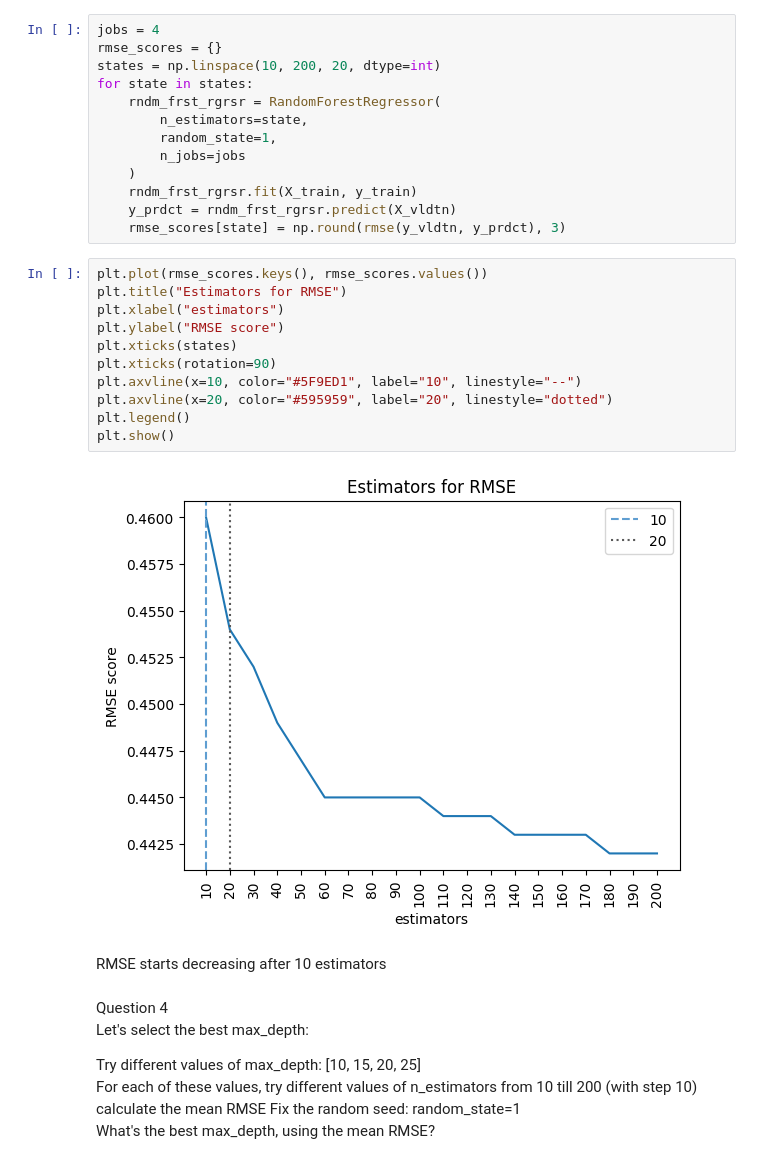
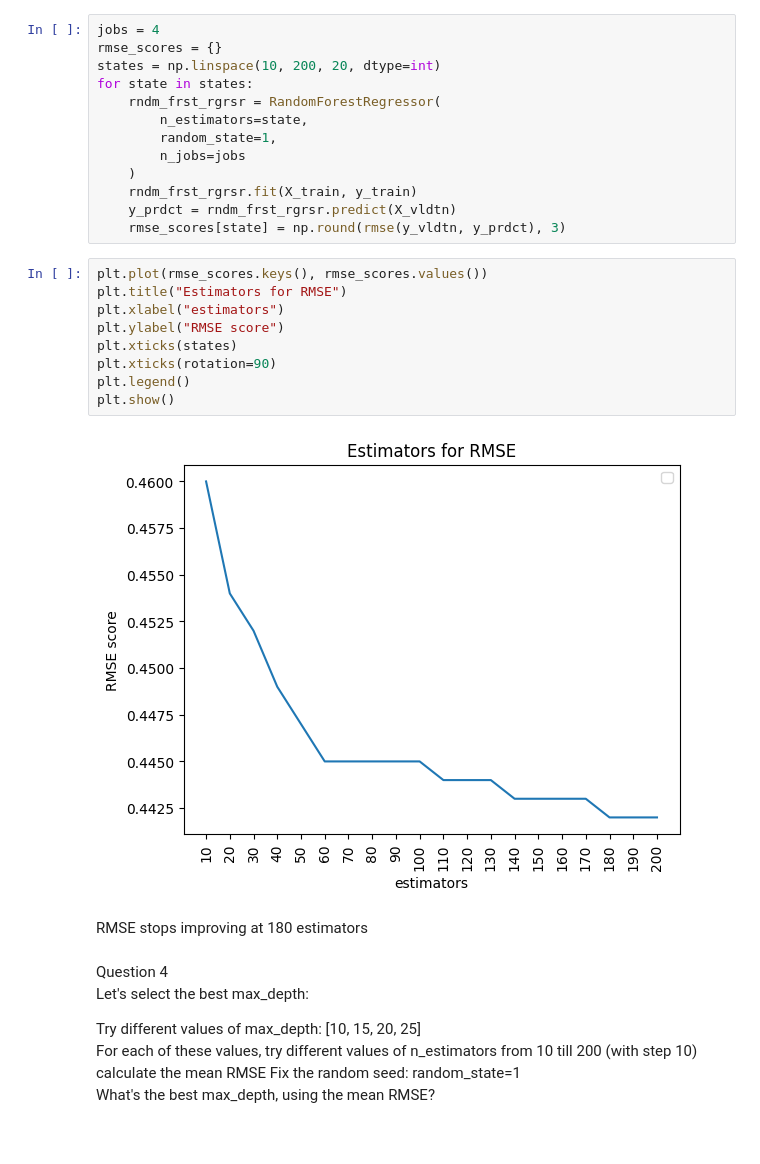
Before and after one commit to cleall/ml_zmcmp_hwwrk, a Jupyter notebook: hw_06/ntbk/hw_06.ipynb, the cells around one changed output. Cells and saved outputs as stored; diff of their text form.

```diff
--- a/hw_06/ntbk/hw_06.ipynb
+++ b/hw_06/ntbk/hw_06.ipynb
@@ -179,18 +179,16 @@ for state in states:
 # %%
 plt.plot(rmse_scores.keys(), rmse_scores.values())
 plt.title("Estimators for RMSE")
 plt.xlabel("estimators")
 plt.ylabel("RMSE score")
 plt.xticks(states)
 plt.xticks(rotation=90)
-plt.axvline(x=10, color="#5F9ED1", label="10", linestyle="--")
-plt.axvline(x=20, color="#595959", label="20", linestyle="dotted")
 plt.legend()
 plt.show()
 # %% [output]
-[figure, old version]
+[figure, new version]
 # %% [markdown]
-RMSE starts decreasing after 10 estimators
+RMSE stops improving at 180 estimators
 # %% [markdown]
 Question 4\
 Let's select the best max_depth:
```
Also changed, not shown: parts of 1 cell of this notebook.
